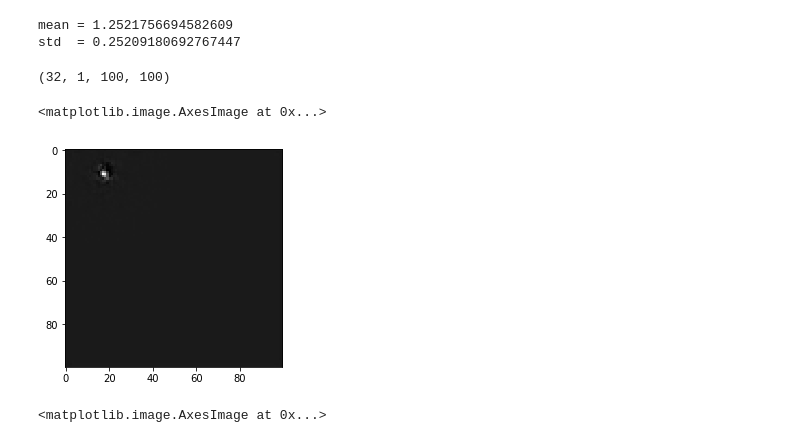
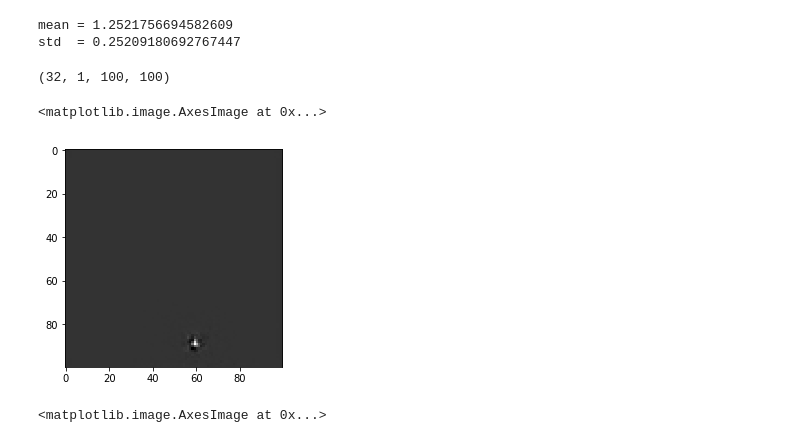
Before and after one commit to caitaozhan/deeplearning-localization, a Jupyter notebook: CNN-label.ipynb, the cells around one changed output. Drawn from its saved outputs; the diff is of its cells as text; code cells hidden in the pictures.

```diff
--- a/CNN-label.ipynb
+++ b/CNN-label.ipynb
@@ -501,21 +501,21 @@ mean = 1.2521756694582609
 std  = 0.25209180692767447
 # %%
 model.eval()
-for t, sample in enumerate(sensor_input_dataloader):
+for t, sample in enumerate(sensor_input_test_dataloader):
     model.train()
     X = sample['matrix'].to(device)
     y = sample['label'].to(device)
     pred = model(X)
     break
 
 pred = pred.data.cpu().numpy()
 print(pred.shape)
 i = 0
 plt.imshow(pred[i, 0], cmap='gray')
 # %% [output]
 (32, 1, 100, 100)
 <matplotlib.image.AxesImage at 0x...>
-[figure, old version]
+[figure, new version]
 # %%
 plt.imshow(y[i, 0].data.cpu(), cmap='gray')
 # %% [output]
```
Also changed, not shown: 1 other file.
